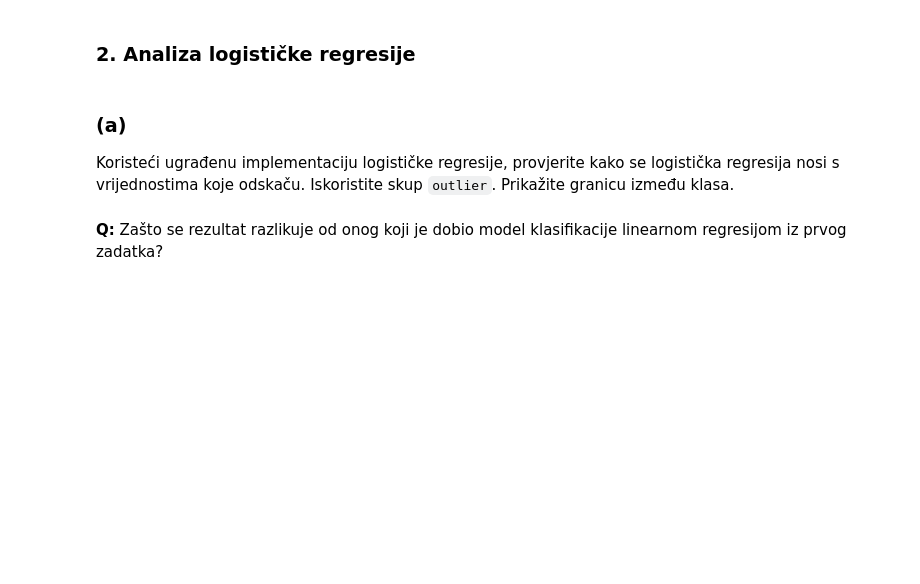
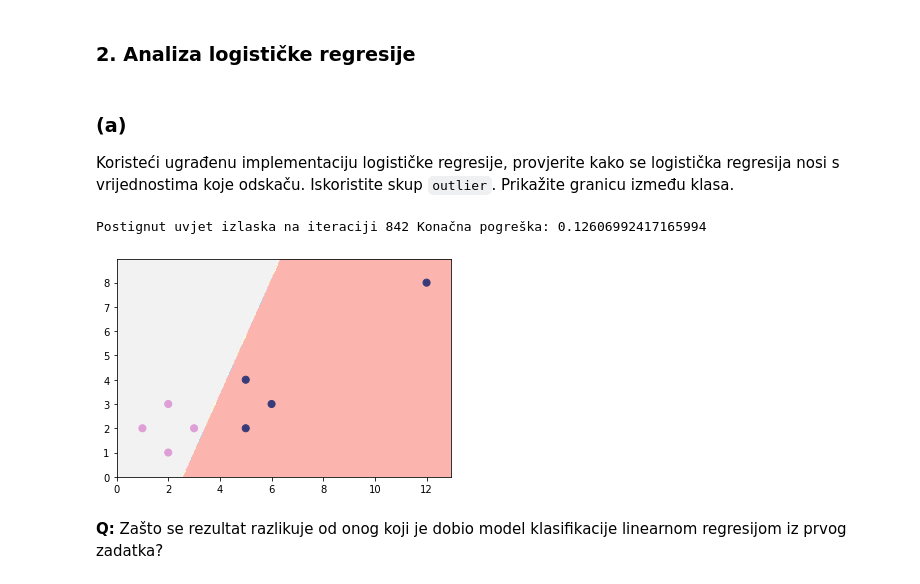
Before and after one commit to filipangel/SU, a Jupyter notebook: SU1-2021-06-07-LR.ipynb, the cells around one changed output. Drawn from its saved outputs; the diff is of its cells as text; code cells hidden in the pictures; blank space fills up the shorter version.

```diff
--- a/SU1-2021-06-07-LR.ipynb
+++ b/SU1-2021-06-07-LR.ipynb
@@ -164,3 +256,10 @@ outlier_y = np.append(seven_y, 0)
+# %%
+# Vaš kôd ovdje
+w = lr_train(outlier_X, outlier_y)
+plot_2d_clf_problem(outlier_X, outlier_y, lambda x: lr_h(x, w) >= 0.5)
+# %% [output]
+Postignut uvjet izlaska na iteraciji 842 Konačna pogreška: 0.12606992417165994
+[figure, added]
 # %% [markdown]
 **Q:** Zašto se rezultat razlikuje od onog koji je dobio model klasifikacije linearnom regresijom iz prvog zadatka?
 # %% [markdown]
```
Also changed, not shown: parts of 14 cells of this notebook.
